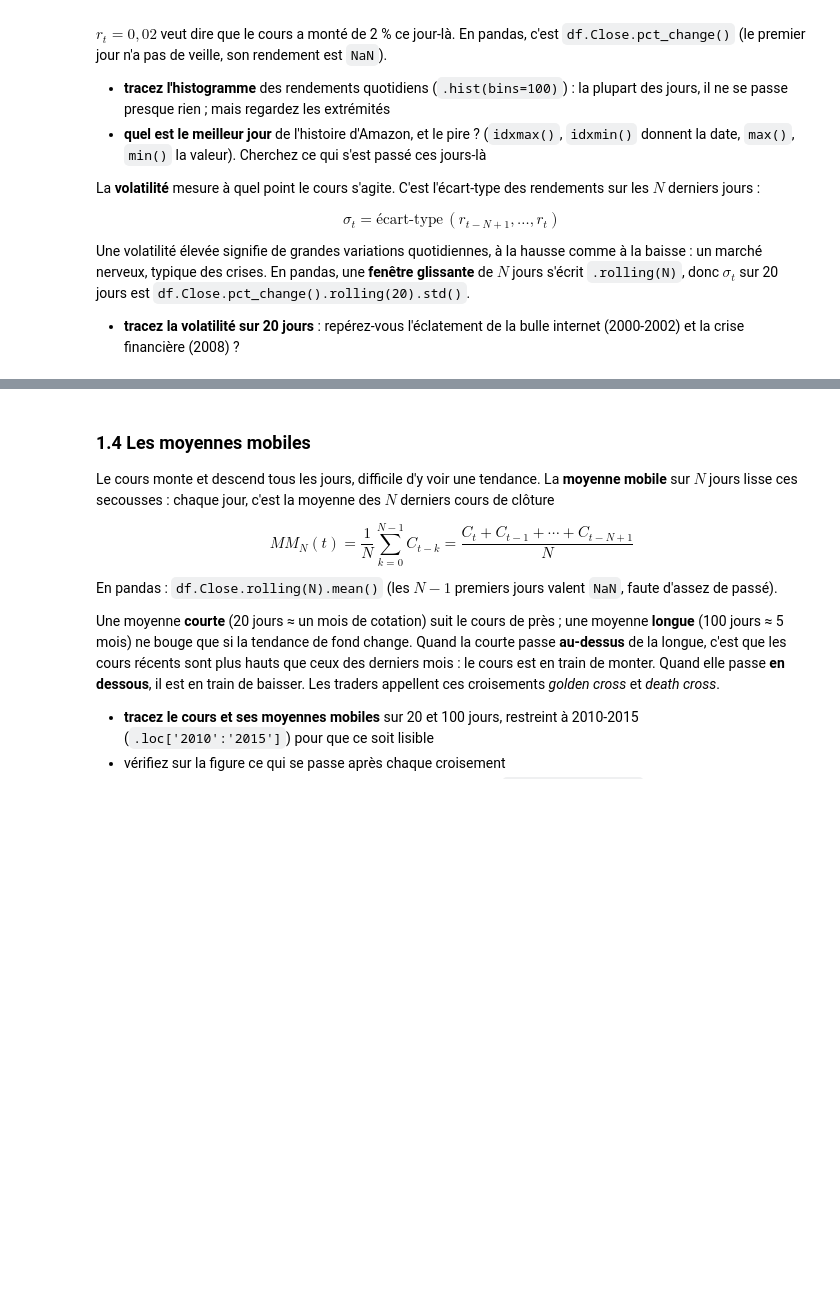
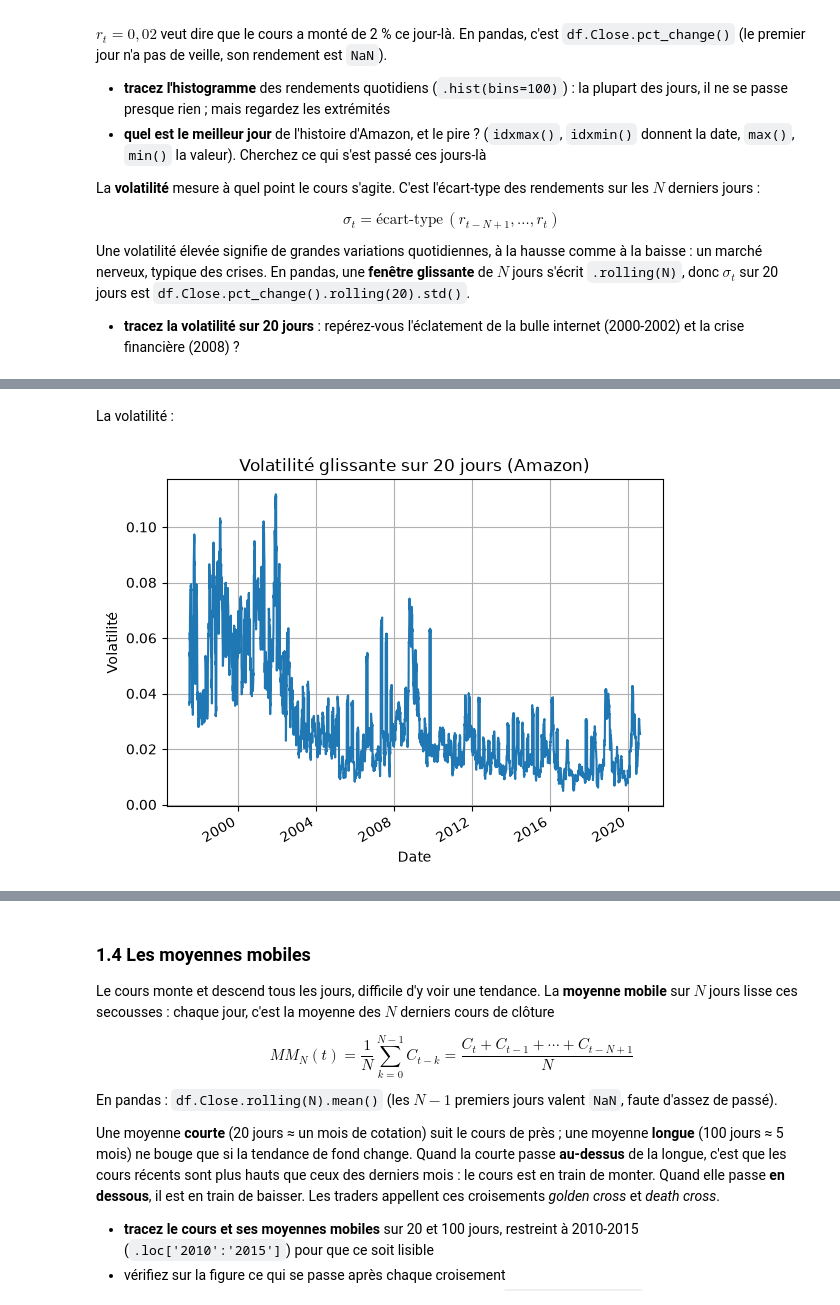
Before and after one commit to SIMVIA-lucas-sovre/projet-trading-pandas, a Jupyter notebook: groupe-3.ipynb, the cells around one changed output, grey strips where cells are left out. Cells and saved outputs as stored; diff of their text form; code cells hidden in the pictures; blank space fills up the shorter version.

```diff
--- a/groupe-3.ipynb
+++ b/groupe-3.ipynb
@@ -222,0 +239,11 @@ KeyError: 'Date'
+# %% [markdown]
+La volatilité :
+# %%
+df.Close.pct_change().rolling(20).std().plot()
+plt.title("Volatilité glissante sur 20 jours (Amazon)")
+plt.xlabel("Date")
+plt.ylabel("Volatilité")
+plt.grid(True)
+plt.show()
+# %% [output]
+[figure, added]
```
Also changed, not shown: parts of 21 cells of this notebook.
